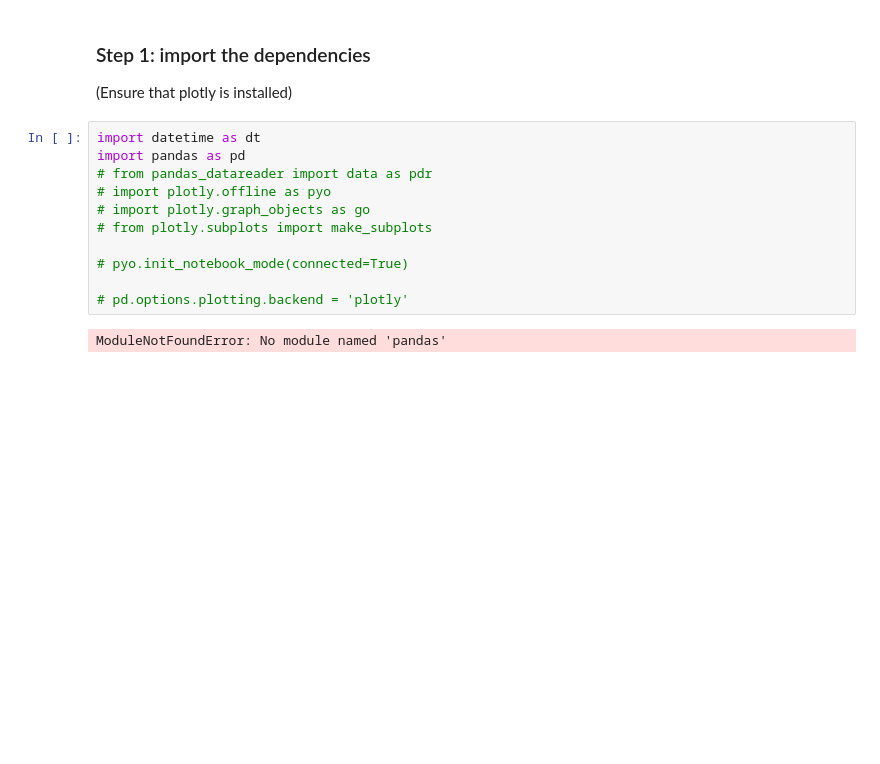
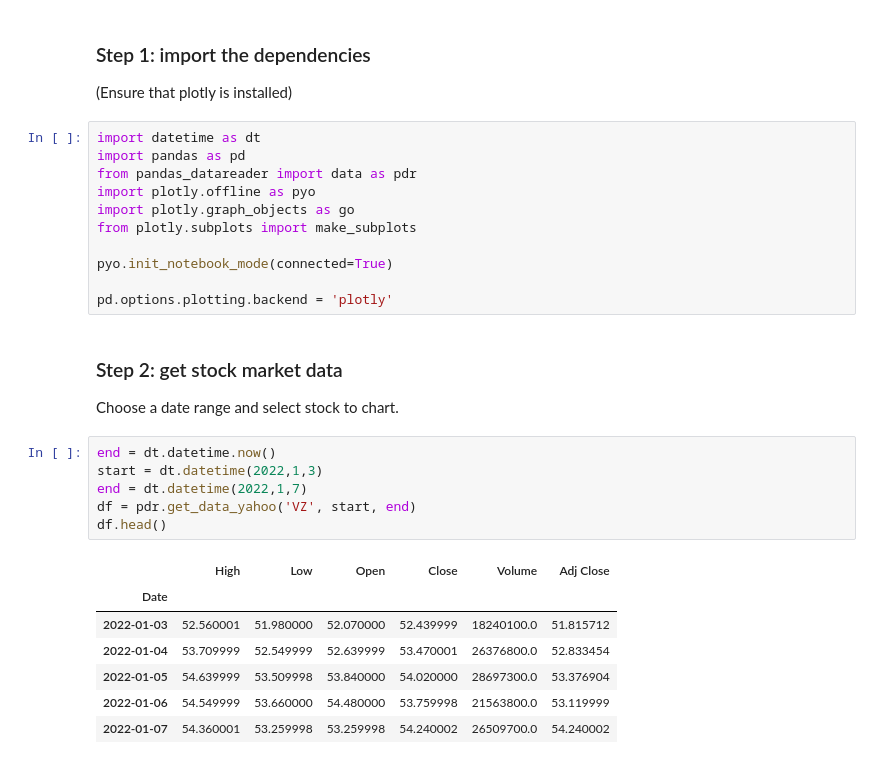
Before and after one commit to ccoppa/adam-theory-for-market-trend-analysis, a Jupyter notebook: adam_theory.ipynb, the cells around one changed output. Drawn from its saved outputs; the diff is of its cells as text; blank space fills up the shorter version.

```diff
--- a/adam_theory.ipynb
+++ b/adam_theory.ipynb
@@ -8,13 +8,29 @@
 # %%
 import datetime as dt
 import pandas as pd
-# from pandas_datareader import data as pdr
-# import plotly.offline as pyo
-# import plotly.graph_objects as go
-# from plotly.subplots import make_subplots
+from pandas_datareader import data as pdr
+import plotly.offline as pyo
+import plotly.graph_objects as go
+from plotly.subplots import make_subplots
 
-# pyo.init_notebook_mode(connected=True)
+pyo.init_notebook_mode(connected=True)
 
-# pd.options.plotting.backend = 'plotly'
+pd.options.plotting.backend = 'plotly'
-# %% [output]
-ModuleNotFoundError: No module named 'pandas'
+# %% [markdown]
+### Step 2: get stock market data
+
+Choose a date range and select stock to chart.
+# %%
+end = dt.datetime.now()
+start = dt.datetime(2022,1,3)
+end = dt.datetime(2022,1,7)
+df = pdr.get_data_yahoo('VZ', start, end)
+df.head()
+# %% [output]
+|  | High | Low | Open | Close | Volume | Adj Close |
+| Date |  |  |  |  |  |  |
+| 2022-01-03 | 52.560001 | 51.980000 | 52.070000 | 52.439999 | 18240100.0 | 51.815712 |
+| 2022-01-04 | 53.709999 | 52.549999 | 52.639999 | 53.470001 | 26376800.0 | 52.833454 |
+| 2022-01-05 | 54.639999 | 53.509998 | 53.840000 | 54.020000 | 28697300.0 | 53.376904 |
+| 2022-01-06 | 54.549999 | 53.660000 | 54.480000 | 53.759998 | 21563800.0 | 53.119999 |
+| 2022-01-07 | 54.360001 | 53.259998 | 53.259998 | 54.240002 | 26509700.0 | 54.240002 |
```
Also changed, not shown: parts of 3 cells of this notebook.
